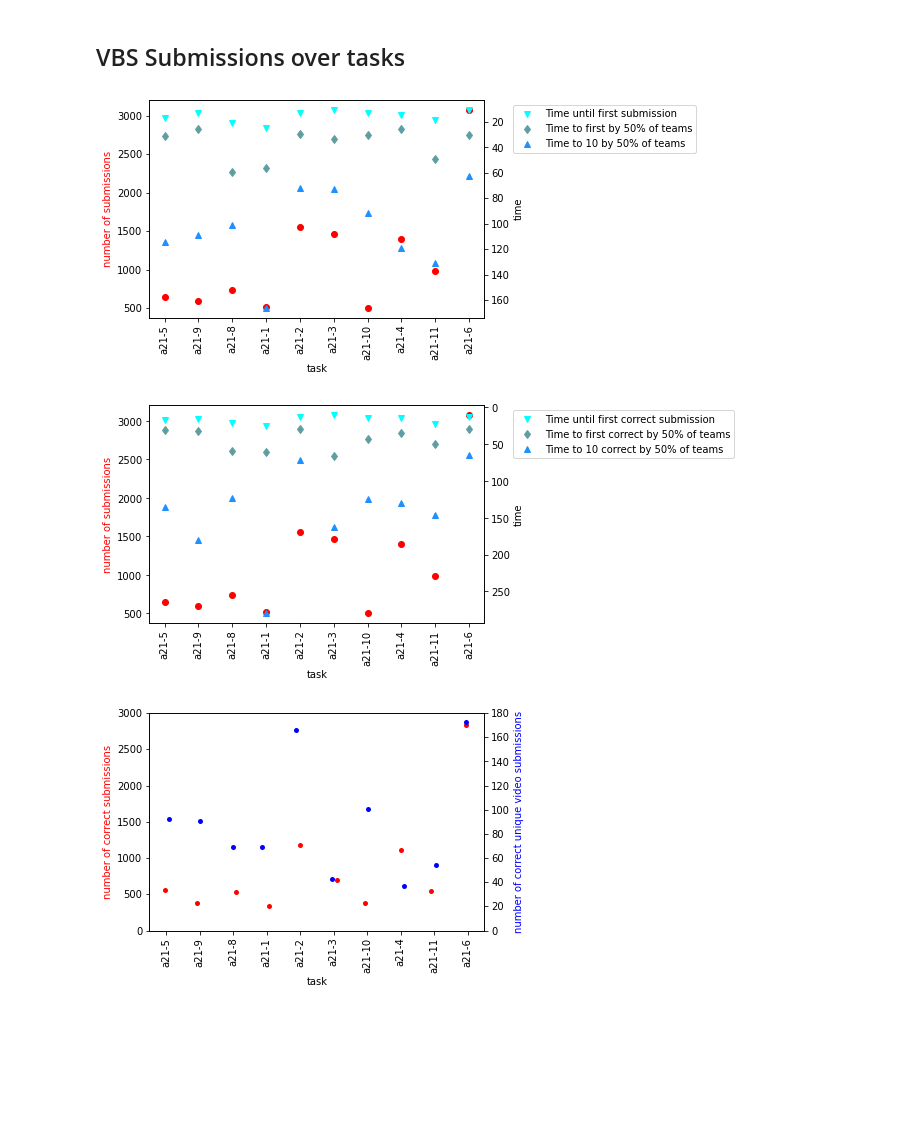
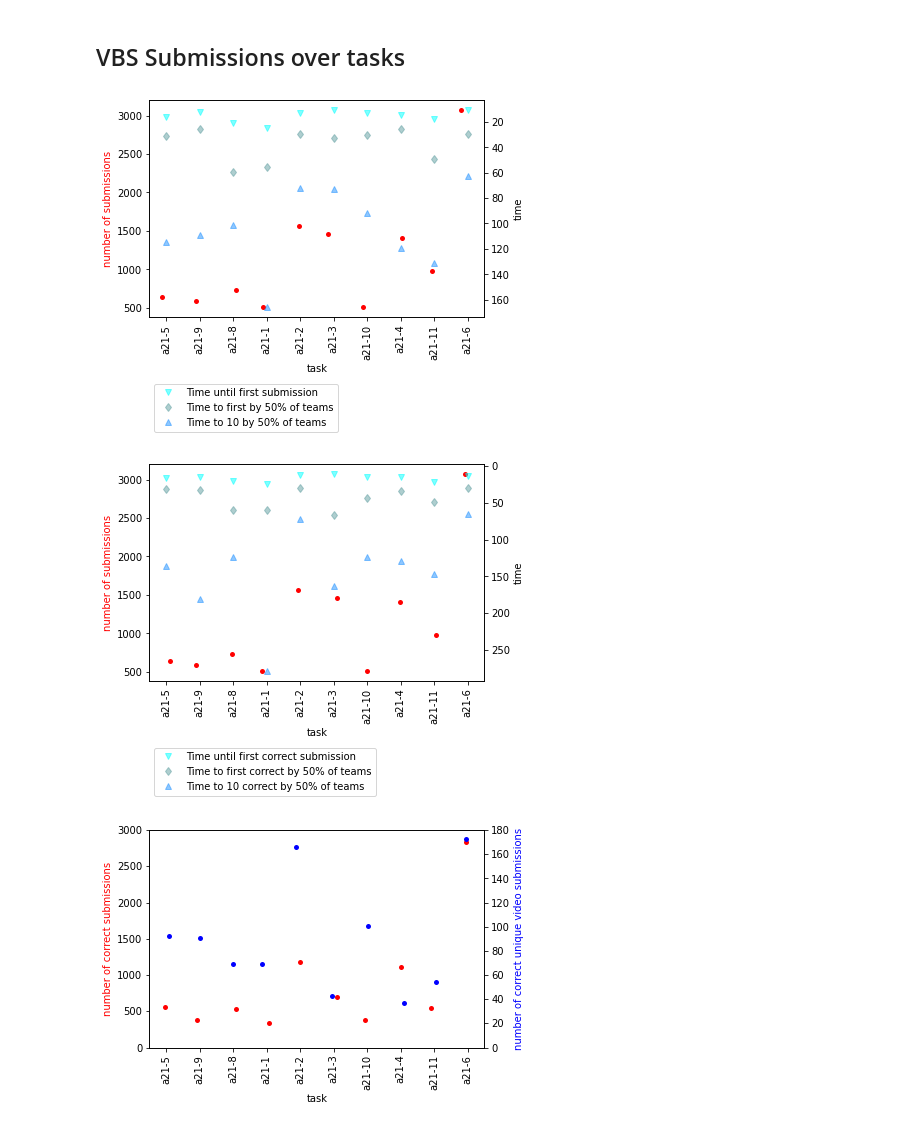
Before and after one commit to vGsteiger/VBS-Analysis, a Jupyter notebook: code/VBSEvaluation.ipynb, the cells around one changed output. Saved outputs shown, nothing was run; the diff lists cells and outputs as text; code cells hidden in the pictures; blank space fills up the shorter version.

Commit message:
Additional plots

```diff
--- a/code/VBSEvaluation.ipynb
+++ b/code/VBSEvaluation.ipynb
@@ -473,6 +473,21 @@ class Task:
                     curr_high = curr_high + interval
             number_of_submissions[index] += 1
         return number_of_submissions
+
+    def get_correct_bins(self, nr_bins):
+        interval = (self.ended - self.started) / nr_bins
+        correct = [0] * nr_bins
+        curr_low = self.started
+        curr_high = self.started + interval
+        index = 0
+        for submission in self.submissions:
+            if submission.timestamp > curr_high:
+                index += 1
+                curr_low = curr_high
+                curr_high = curr_high + interval
+            if submission.status == 'CORRECT':
+                correct[index] += 1
+        return correct
 # %% [markdown]
 ## Precision over time:
 
@@ -523,16 +538,3 @@ plt.legend(bbox_to_anchor=(1, 1.03), loc='upper left')
 plt.savefig('figs/precision_over_time.pdf', format='pdf', bbox_inches="tight")
 # %% [output]
 [figure]
-# %%
-task = dict()
-
-
-
-for index, t in enumerate(data['tasks']):
-    if t['description']['taskGroup']['name'] == 'AVS':
-        nr = 0
-        videos = dict()
-        for s in t['submissions']:
-            if s['status'] == 'CORRECT':
-                videos[s['item']['name']] = 1
-        task[t['description']['name']] = videos
@@ -896,39 +1002,41 @@ df = pd.DataFrame(data=bins)
 
 df = df.T
 df = df.sum(axis = 1, skipna = True)
 #df = df.sort_index()
 df = df.to_frame()
 #idx = df.index.tolist()
 #id1 = idx.pop(1)
 #idx.append(id1)
 #id1 = idx.pop(1)
 #idx.append(id1)
 #df = df.reindex(idx)
 
 
 #avs_tasks_stats['Time to first Submission'] = []
 #avs_tasks_stats['Time to first by 50% of teams'] = []
 #avs_tasks_stats['Time to 10 by 50% of teams'] = []
 fig = plt.figure()
 plt.xticks(rotation=90)
 
 ax1 = plt.subplot(111)
 ax2 = ax1.twinx()
-ax2.plot(df.reset_index().index, avs_tasks_stats['Time to first Submission'], 'v', label="Time until first submission", color='aqua')
-ax2.plot(df.reset_index().index, avs_tasks_stats['Time to first by 50% of teams'], 'd', label="Time to first by 50% of teams", color='cadetblue')
-ax2.plot(df.reset_index().index, avs_tasks_stats['Time to 10 by 50% of teams'], '^', label="Time to 10 by 50% of teams", color='dodgerblue')
-ax1.scatter(df.reset_index().index, df[0].tolist(), color='red')
+ax2.plot(df.reset_index().index, avs_tasks_stats['Time to first Submission'], 'v', label="Time until first submission", color='aqua', alpha=0.5)
+ax2.plot(df.reset_index().index, avs_tasks_stats['Time to first by 50% of teams'], 'd', label="Time to first by 50% of teams", color='cadetblue', alpha=0.5)
+ax2.plot(df.reset_index().index, avs_tasks_stats['Time to 10 by 50% of teams'], '^', label="Time to 10 by 50% of teams", color='dodgerblue', alpha=0.5)
+d = {'nrs': df.reset_index().index, 'bins': df[0].tolist()}
+pdnumsqr = pd.DataFrame(d)
+sns.stripplot(x='nrs', y='bins', data=pdnumsqr, jitter=0.2, ax=ax1, color='red')
 ax1.set_ylabel('number of submissions', color='red')
 ax2.set_ylabel('time')
 ax2.invert_yaxis()
 ax1.set_xlabel('task')
 plt.xticks(df.reset_index().index, df.reset_index()['index'], rotation=90)
 #ax.set_yscale('log')
 plt.xticks(rotation=90)
-plt.legend(bbox_to_anchor=(1.07, 1), loc='upper left')
+plt.legend(bbox_to_anchor=(0, -0.55), loc='lower left')
 plt.savefig('figs/vbs_submissions_over_tasks.pdf', format='pdf', bbox_inches="tight")
 # %% [output]
-[figure, old version]
+[figure, new version]
 # %%
 avs_tasks_stats2 = dict()
 avs_tasks_stats2['task'] = []
@@ -1002,10 +1110,13 @@ plt.xticks(rotation=90)
 
 ax1 = plt.subplot(111)
 ax2 = ax1.twinx()
-ax2.plot(df.reset_index().index, avs_tasks_stats2['Time to first correct Submission'], 'v', label="Time until first correct submission", color='aqua')
-ax2.plot(df.reset_index().index, avs_tasks_stats2['Time to first correct by 50% of teams'], 'd', label="Time to first correct by 50% of teams", color='cadetblue')
-ax2.plot(df.reset_index().index, avs_tasks_stats2['Time to 10 correct by 50% of teams'], '^', label="Time to 10 correct by 50% of teams", color='dodgerblue')
-ax1.scatter(df.reset_index().index, df[0].tolist(), color='red')
+ax2.plot(df.reset_index().index, avs_tasks_stats2['Time to first correct Submission'], 'v', label="Time until first correct submission", color='aqua', alpha=0.5)
+ax2.plot(df.reset_index().index, avs_tasks_stats2['Time to first correct by 50% of teams'], 'd', label="Time to first correct by 50% of teams", color='cadetblue', alpha=0.5)
+ax2.plot(df.reset_index().index, avs_tasks_stats2['Time to 10 correct by 50% of teams'], '^', label="Time to 10 correct by 50% of teams", color='dodgerblue', alpha=0.5)
+
+d = {'nrs': df.reset_index().index, 'bins': df[0].tolist()}
+pdnumsqr = pd.DataFrame(d)
+sns.stripplot(x='nrs', y='bins', data=pdnumsqr, jitter=0.2, ax=ax1, color='red')
 ax1.set_ylabel('number of submissions', color='red')
 ax2.set_ylabel('time')
 ax2.invert_yaxis()
@@ -1013,11 +1124,11 @@ ax1.set_xlabel('task')
 plt.xticks(df.reset_index().index, df.reset_index()['index'], rotation=90)
 #ax.set_yscale('log')
 plt.xticks(rotation=90)
-plt.legend(bbox_to_anchor=(1.07, 1), loc='upper left')
+plt.legend(bbox_to_anchor=(0, -0.55), loc='lower left')
 plt.savefig('figs/vbs_submissions_over_tasks_correct.pdf', format='pdf', bbox_inches="tight")
 plt.show()
 # %% [output]
-[figure, old version]
+[figure, new version]
 # %%
 nr_bins = 15
 
```
Also changed, not shown: parts of 3 cells of this notebook, 8 other files.
